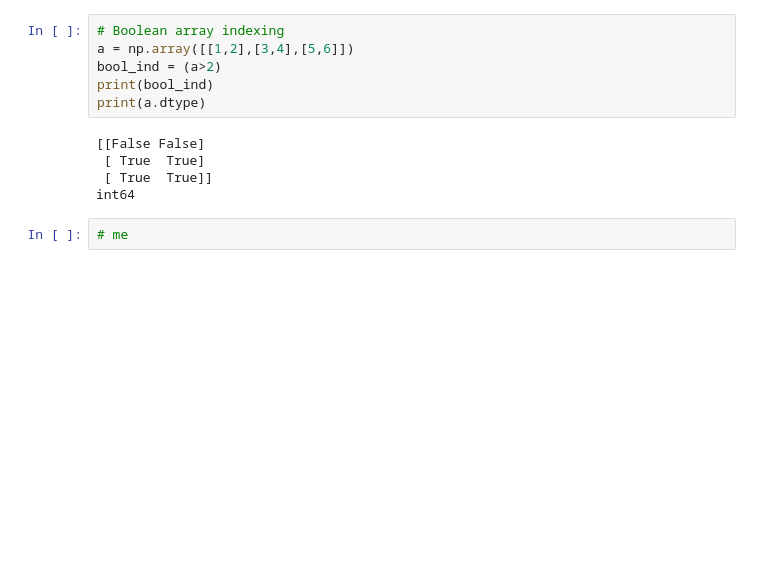
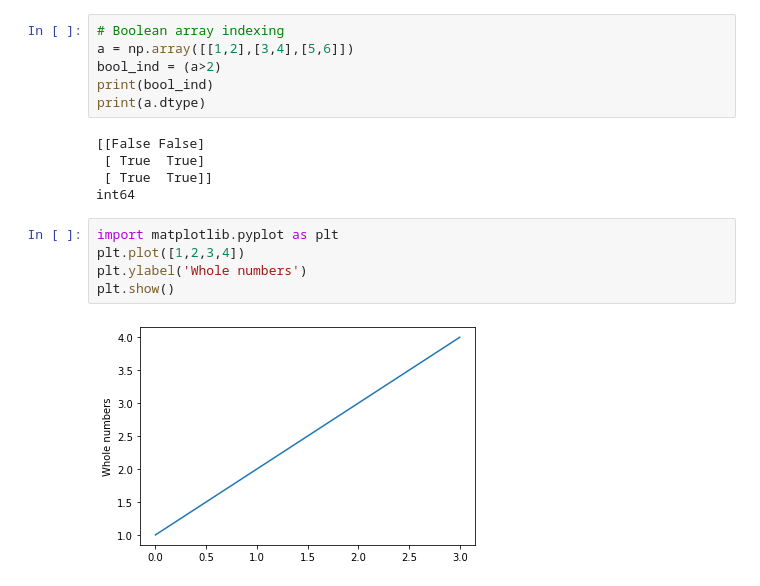
Before and after one commit to Jamyla04/REU-Python-, a Jupyter notebook: datasciencetools1.ipynb, the cells around one changed output. Saved outputs shown, nothing was run; the diff lists cells and outputs as text; blank space fills up the shorter version.

```diff
--- a/datasciencetools1.ipynb
+++ b/datasciencetools1.ipynb
@@ -58,5 +58,10 @@ print(a.dtype)
  [ True  True]
  [ True  True]]
 int64
-# %%
-# me
+# %%
+import matplotlib.pyplot as plt
+plt.plot([1,2,3,4])
+plt.ylabel('Whole numbers')
+plt.show()
+# %% [output]
+[figure, added]
```
Also changed, not shown: parts of 3 cells of this notebook, 8 other files.
